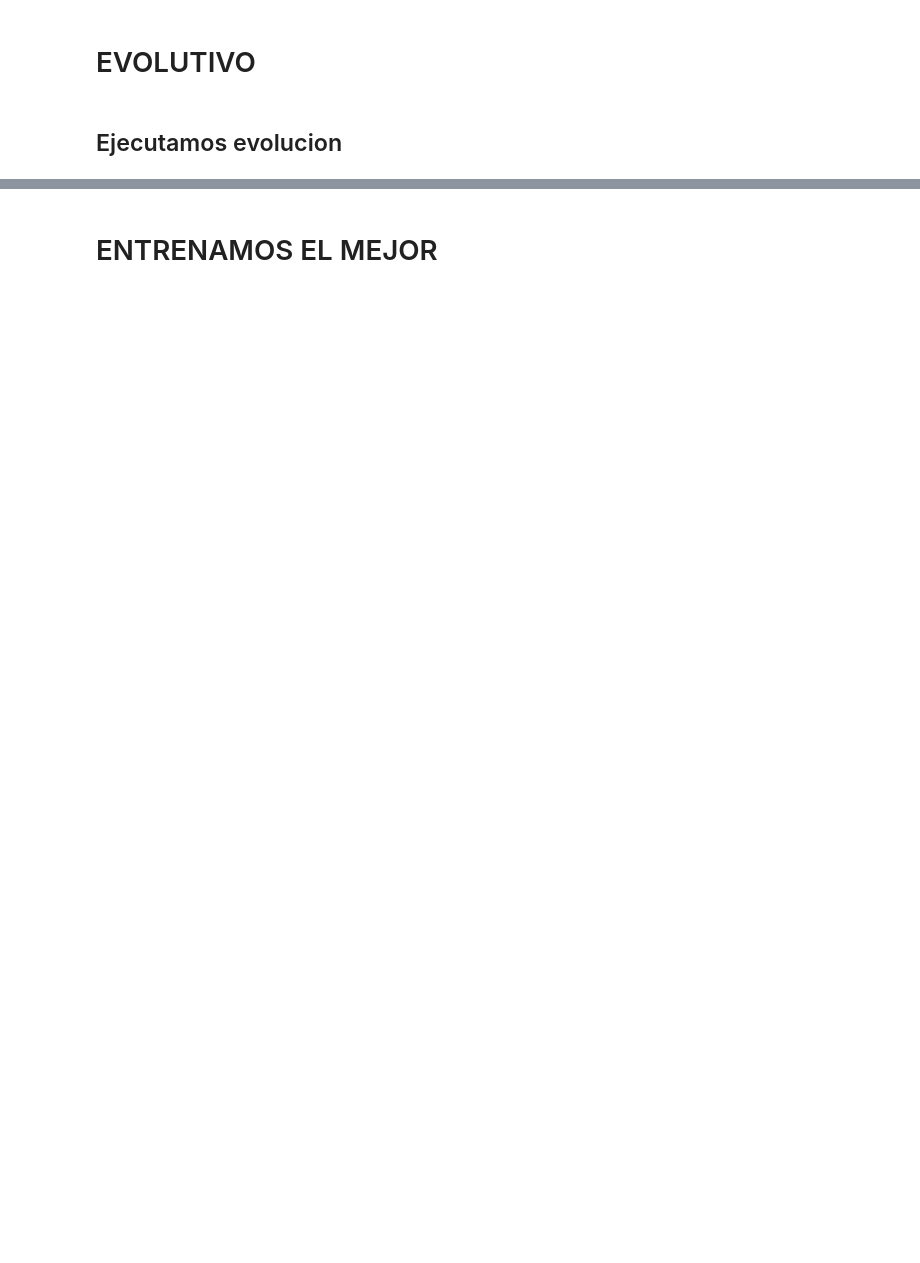
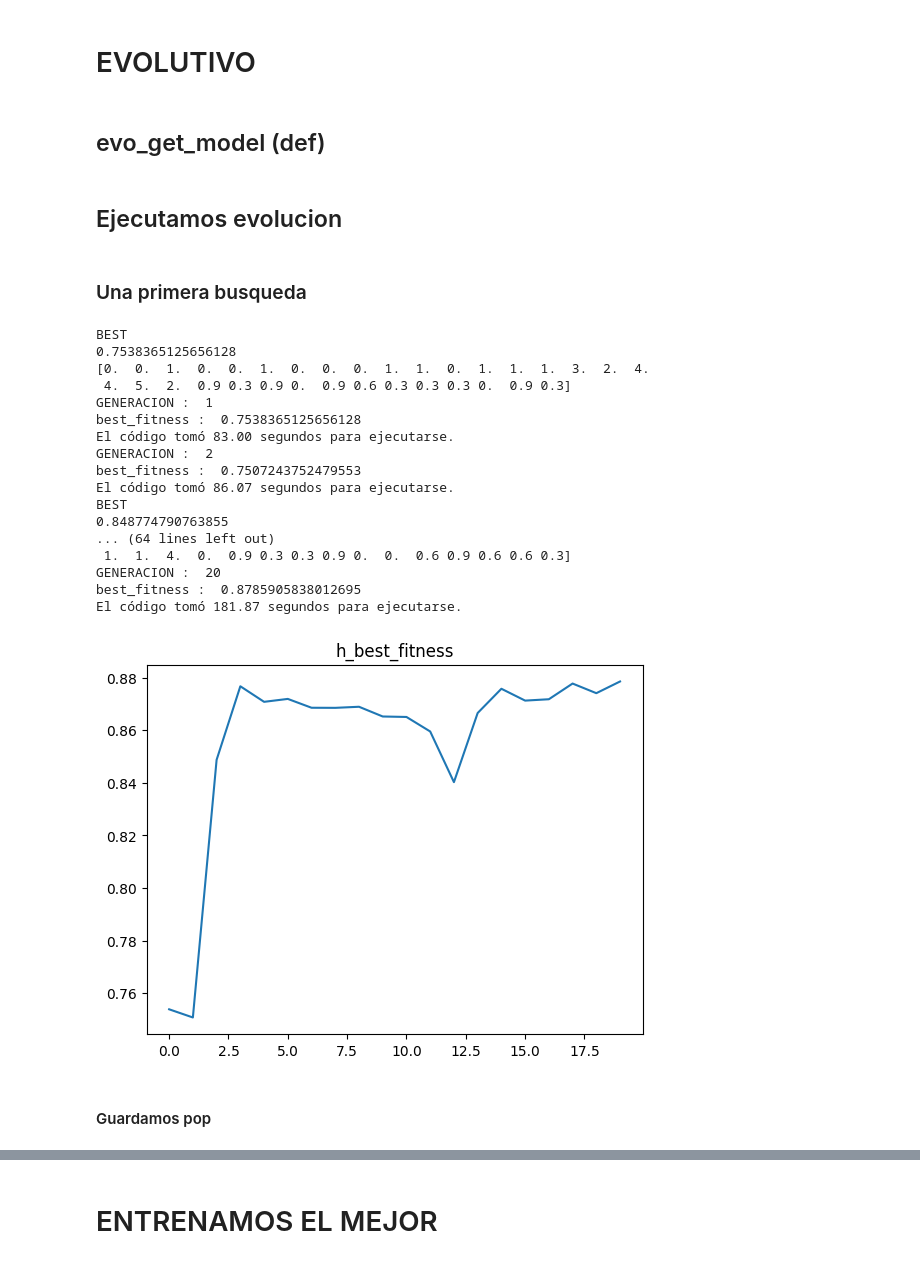
Before and after one commit to tintenderete/TFM, a Jupyter notebook: TFM__TABULAR_2.ipynb, the cells around one changed output, grey strips where cells are left out. Cells and saved outputs as stored; diff of their text form; code cells hidden in the pictures; blank space fills up the shorter version.

```diff
--- a/TFM__TABULAR_2.ipynb
+++ b/TFM__TABULAR_2.ipynb
@@ -226,7 +226,7 @@ class create_model():
 
   def __init__(self):
 
-    self.neurones_range = [1, 5, 10]#, 15]
+    self.neurones_range = [1,2,3,4,5]#10]#, 15]
     self.l2_range = [0,0.3,0.6,0.9]
     self.dropout_range = [0,0.3,0.6,0.9]
 
@@ -601,6 +597,8 @@ class ver_evo():
     plt.show()
 # %% [markdown]
 # EVOLUTIVO
+# %% [markdown]
+## evo_get_model (def)
 # %%
 def evo_get_model(
   pop,
@@ -708,2 +709,37 @@ def evo_get_model(
 # %% [markdown]
 ## Ejecutamos evolucion
+# %% [markdown]
+### Una primera busqueda
+# %%
+best_global_individual, best_global_fitness, h_pop, h_parents_pop, h_best_pop, new_pop,  h_layers, h_params = evo_get_model(
+  pop = create_model().crear_population(50),
+  n_generations = 20,
+  n_epochs = 250,
+  n_best_pop = 10,
+  n_parents = 10,
+  n_chance_flip_crossover = 0.5,
+  n_chance_flip_mutation = 0.5,
+  n_immigration_population = 20,
+  n_callback_patience = 10
+  )
+# %% [output]
+BEST
+0.7538365125656128
+[0.  0.  1.  0.  0.  1.  0.  0.  0.  1.  1.  0.  1.  1.  1.  3.  2.  4.
+ 4.  5.  2.  0.9 0.3 0.9 0.  0.9 0.6 0.3 0.3 0.3 0.  0.9 0.3]
+GENERACION :  1
+best_fitness :  0.7538365125656128
+El código tomó 83.00 segundos para ejecutarse.
+GENERACION :  2
+best_fitness :  0.7507243752479553
+El código tomó 86.07 segundos para ejecutarse.
+BEST
+0.848774790763855
+... (64 lines left out)
+ 1.  1.  4.  0.  0.9 0.3 0.3 0.9 0.  0.  0.6 0.9 0.6 0.6 0.3]
+GENERACION :  20
+best_fitness :  0.8785905838012695
+El código tomó 181.87 segundos para ejecutarse.
+[figure, added]
+# %% [markdown]
+#### Guardamos pop
```
Also changed, not shown: parts of 54 cells of this notebook.
